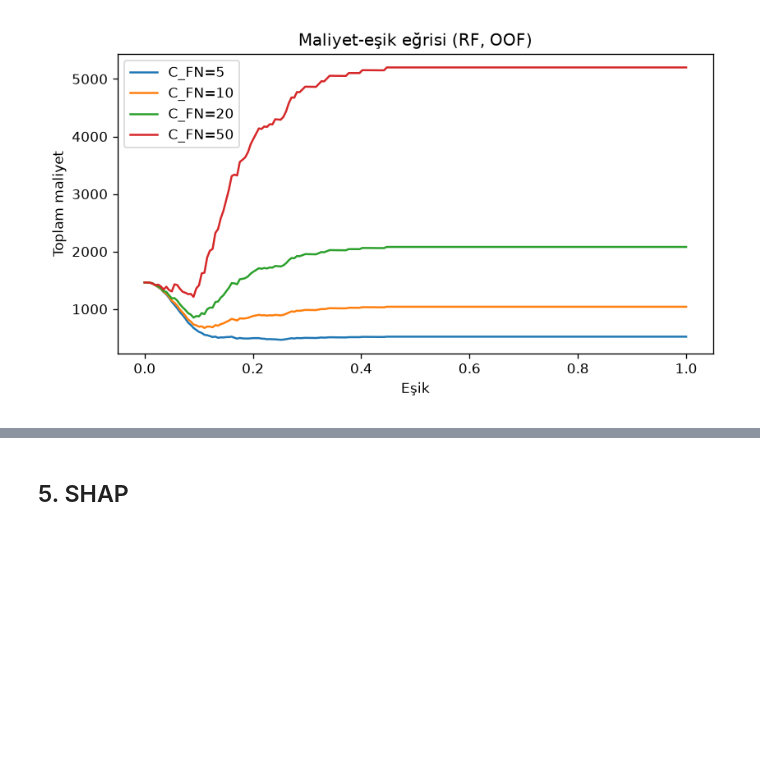
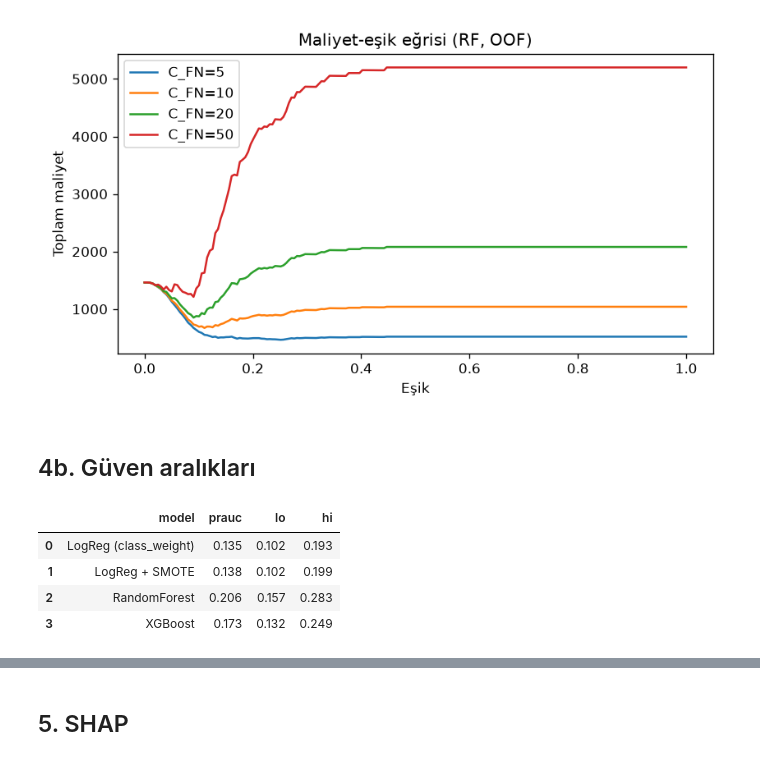
Before and after one commit to Atytmr07/secom-predictive-quality, a Jupyter notebook: notebooks/01_ozet.ipynb, the cells around one changed output, grey strips where cells are left out. Saved outputs shown, nothing was run; the diff lists cells and outputs as text; code cells hidden in the pictures; blank space fills up the shorter version.

```diff
--- a/notebooks/01_ozet.ipynb
+++ b/notebooks/01_ozet.ipynb
@@ -41,3 +41,13 @@ pd.read_csv(R+'temporal_results.csv')
 display(Image(R+'cost_threshold.png'))
 # %% [output]
 [figure]
+# %% [markdown]
+## 4b. Güven aralıkları
+# %%
+pd.read_csv(R+'cv_bootstrap.csv')
+# %% [output]
+|  | model | prauc | lo | hi |
+| 0 | LogReg (class_weight) | 0.135 | 0.102 | 0.193 |
+| 1 | LogReg + SMOTE | 0.138 | 0.102 | 0.199 |
+| 2 | RandomForest | 0.206 | 0.157 | 0.283 |
+| 3 | XGBoost | 0.173 | 0.132 | 0.249 |
```
Also changed, not shown: parts of 4 cells of this notebook, 11 other files.
